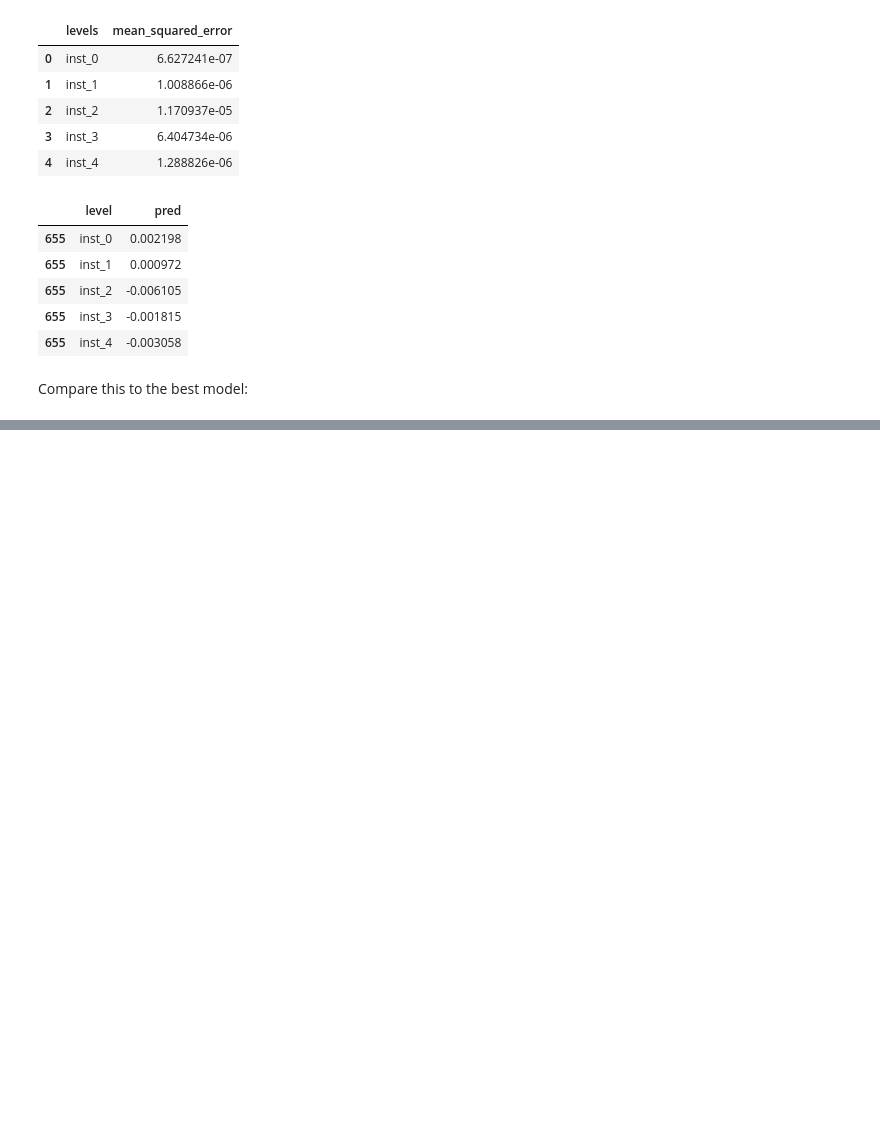
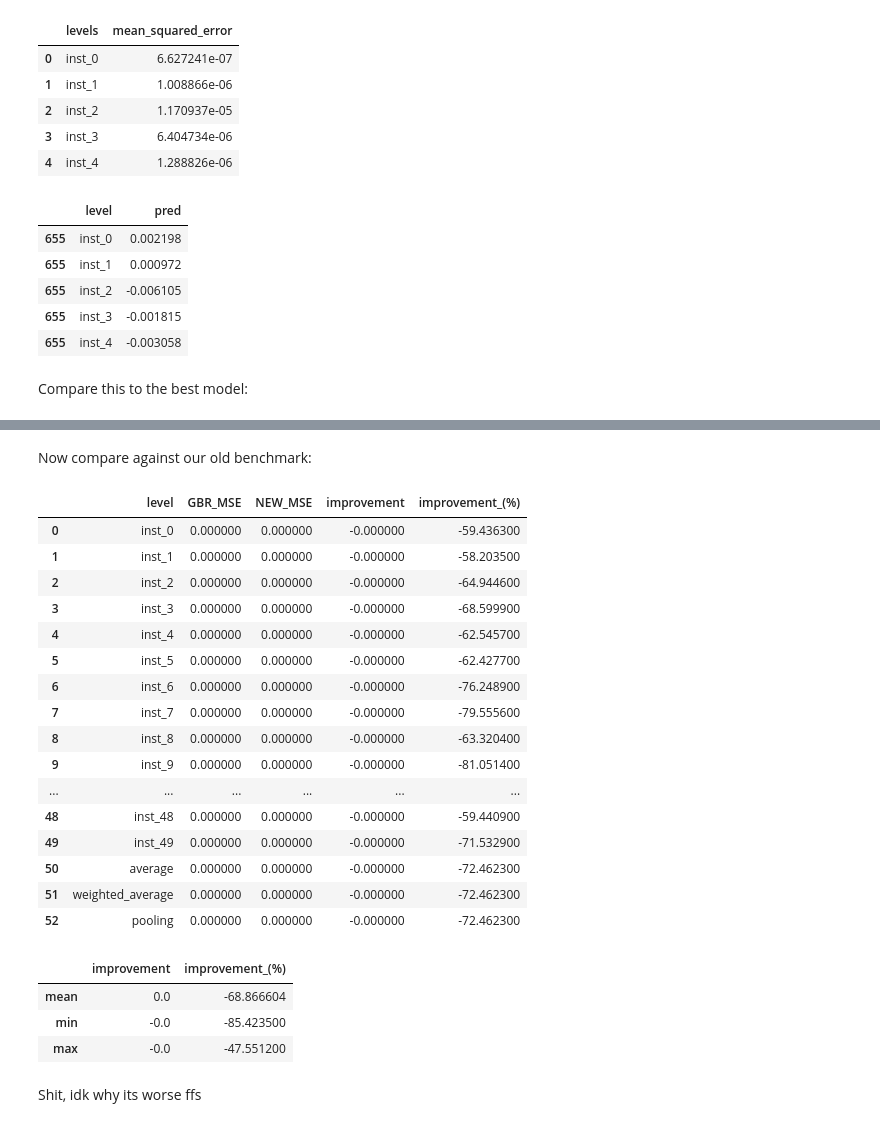
Before and after one commit to JensenJones/Algothon-2025, a Jupyter notebook: strategies/multi series forecasting skforecast/MultiTimeSeriesModelling.ipynb, the cells around one changed output, grey strips where cells are left out. Cells and saved outputs as stored; diff of their text form; code cells hidden in the pictures; blank space fills up the shorter version.

```diff
--- a/strategies/multi series forecasting skforecast/MultiTimeSeriesModelling.ipynb
+++ b/strategies/multi series forecasting skforecast/MultiTimeSeriesModelling.ipynb
@@ -826,0 +883,8 @@ compareModelToBaseline(multi_series_mse_greeks_logReturns_noRefit)
+# %%
+def search_space(trial):
+    return {
+        'lags': trial.suggest_categorical('lags', [3, 7, 14, 21, 28]),
+        'learning_rate': trial.suggest_float('learning_rate', 0.005, 0.1),
+        'max_depth': trial.suggest_int('max_depth', 3, 10, 20),
+        'max_iter': trial.suggest_int('max_iter', 100, 1000, step=50),
+    }
@@ -826,0 +906,15 @@ compareModelToBaseline(multi_series_mse_greeks_logReturns_noRefit)
+# %%
+# For bayesian search we need to change the shape of our exogs
+def flatten_exog_dict_to_wide_df(exog_dict):
+    dfs = []
+    for level, df in exog_dict.items():
+        renamed = df.copy()
+        renamed.columns = [f"{level}__{col}" for col in df.columns]
+        dfs.append(renamed)
+
+    # All have same number of rows, so just concat by columns
+    return pd.concat(dfs, axis=1)
+
+# Apply it
+exog_wide = flatten_exog_dict_to_wide_df(exog_dict_for_logReturns)
+print("exog_wide.shape:", exog_wide.shape)  # Should be (750, many columns)
@@ -826,0 +974,17 @@ compareModelToBaseline(multi_series_mse_greeks_logReturns_noRefit)
+# %%
+best_params = best_row['params']
+best_lags = best_row['lags']
+
+best_forecaster = ForecasterRecursiveMultiSeries(
+    regressor = HistGradientBoostingRegressor(**best_params),
+    lags = best_lags,
+)
+
+multi_series_mse_tuned, predictions_tuned = backtesting_forecaster_multiseries(
+    forecaster  = best_forecaster,
+    series      = logReturns,
+    exog        = exog_dict_for_logReturns,
+    levels      = list(logReturns.columns),
+    cv          = cv_search,
+    metric      = 'mean_squared_error',
+)
@@ -826,0 +1002,28 @@ compareModelToBaseline(multi_series_mse_greeks_logReturns_noRefit)
+# %% [markdown]
+Now compare against our old benchmark:
+# %%
+compareModelToBaseline(multi_series_mse_tuned)
+# %% [output]
+|  | level | GBR_MSE | NEW_MSE | improvement | improvement_(%) |
+| 0 | inst_0 | 0.000000 | 0.000000 | -0.000000 | -59.436300 |
+| 1 | inst_1 | 0.000000 | 0.000000 | -0.000000 | -58.203500 |
+| 2 | inst_2 | 0.000000 | 0.000000 | -0.000000 | -64.944600 |
+| 3 | inst_3 | 0.000000 | 0.000000 | -0.000000 | -68.599900 |
+| 4 | inst_4 | 0.000000 | 0.000000 | -0.000000 | -62.545700 |
+| 5 | inst_5 | 0.000000 | 0.000000 | -0.000000 | -62.427700 |
+| 6 | inst_6 | 0.000000 | 0.000000 | -0.000000 | -76.248900 |
+| 7 | inst_7 | 0.000000 | 0.000000 | -0.000000 | -79.555600 |
+| 8 | inst_8 | 0.000000 | 0.000000 | -0.000000 | -63.320400 |
+| 9 | inst_9 | 0.000000 | 0.000000 | -0.000000 | -81.051400 |
+| ... | ... | ... | ... | ... | ... |
+| 48 | inst_48 | 0.000000 | 0.000000 | -0.000000 | -59.440900 |
+| 49 | inst_49 | 0.000000 | 0.000000 | -0.000000 | -71.532900 |
+| 50 | average | 0.000000 | 0.000000 | -0.000000 | -72.462300 |
+| 51 | weighted_average | 0.000000 | 0.000000 | -0.000000 | -72.462300 |
+| 52 | pooling | 0.000000 | 0.000000 | -0.000000 | -72.462300 |
+|  | improvement | improvement_(%) |
+| mean | 0.0 | -68.866604 |
+| min | -0.0 | -85.423500 |
+| max | -0.0 | -47.551200 |
+# %% [markdown]
+Shit, idk why its worse ffs
```
Also changed, not shown: parts of 19 cells of this notebook.
